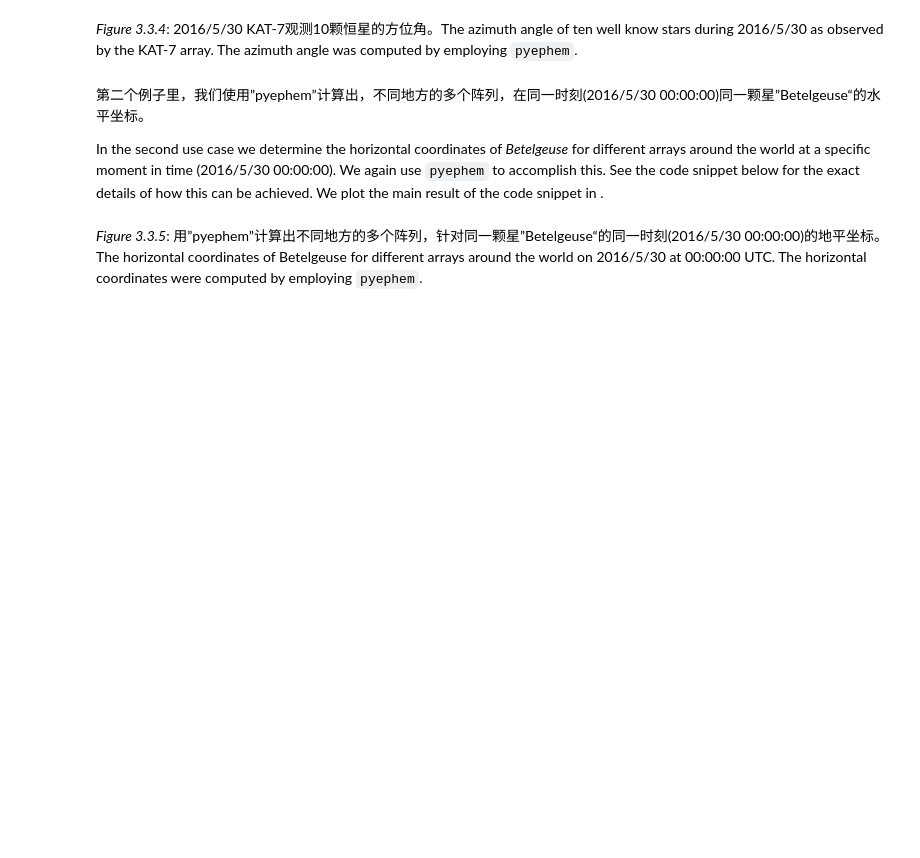
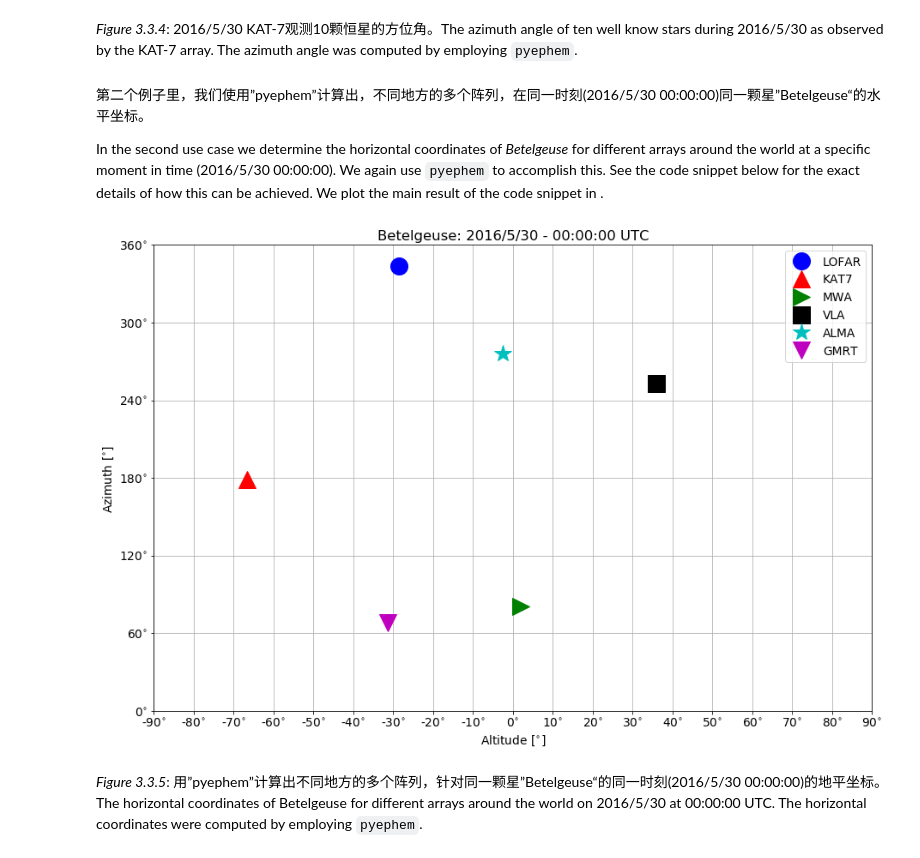
Before and after one commit to astronomical-data-processing/fundamentals_of_interferometry_chinese, a Jupyter notebook: 3_Positional_Astronomy/3_3_horizontal_coordinates.ipynb, the cells around one changed output. Cells and saved outputs as stored; diff of their text form; code cells hidden in the pictures; blank space fills up the shorter version.

```diff
--- a/3_Positional_Astronomy/3_3_horizontal_coordinates.ipynb
+++ b/3_Positional_Astronomy/3_3_horizontal_coordinates.ipynb
@@ -244,7 +250,7 @@ lon_v = ["06:52:08","21:25:40.08","116:40:16","-107:37:05","-67:45:12","74:02:59
 alt_az = np.zeros((len(observatories),2),dtype=float)
 
 #Loading different observatories and calculating alt/az of Betelgeuse for each of them
-for k in xrange(len(observatories)):
+for k in range(len(observatories)):
     obs = ephem.Observer()
     obs.lat = lat_v[k]
     obs.lon = lon_v[k]
@@ -257,33 +263,35 @@ for k in xrange(len(observatories)):
 #Plotting
 cluster = ['o','^','>','s','*','v']
 col = ['b','r','g','k','c','m']
 
 fig, ax = plt.subplots()
 
 for xp, yp, m, n, col_v in zip(alt_az[:,0]*(180/np.pi), alt_az[:,1]*(180/np.pi), cluster, observatories,col):
     ax.plot([xp],[yp], marker=m, c = col_v, label = n, markersize = 20, linestyle='None')
 
 ax.legend(numpoints=1)
 ax.set_xlim([-90,90])
 ax.set_ylim([0,360])
 ticks = np.array([0,60,120,180,240,300,360])
 plt.yticks(ticks)
 ticks = np.array([-90,-80,-70,-60,-50,-40,-30,-20,-10,0,10,20,30,40,50,60,70,80,90])
 plt.xticks(ticks)
 
 labels = [item.get_text() for item in ax.get_yticklabels()]
 labels = np.array(["0$^{\circ}$","60$^{\circ}$","120$^{\circ}$","180$^{\circ}$","240$^{\circ}$","300$^{\circ}$","360$^{\circ}$"])
 ax.set_yticklabels(labels)
 
 labels = [item.get_text() for item in ax.get_xticklabels()]
 labels = np.array(["-90$^{\circ}$","-80$^{\circ}$","-70$^{\circ}$","-60$^{\circ}$","-50$^{\circ}$","-40$^{\circ}$","-30$^{\circ}$","-20$^{\circ}$","-10$^{\circ}$","0$^{\circ}$","10$^{\circ}$","20$^{\circ}$","30$^{\circ}$","40$^{\circ}$","50$^{\circ}$","60$^{\circ}$","70$^{\circ}$","80$^{\circ}$","90$^{\circ}$"])
 ax.set_xticklabels(labels)
 
 plt.xlabel("Altitude [$^{\circ}$]")
 plt.ylabel("Azimuth [$^{\circ}$]")
 plt.title("Betelgeuse: 2016/5/30 - 00:00:00 UTC")
 
 ax.grid('on')
+# %% [output]
+[figure, added]
 # %% [markdown]
 *Figure 3.3.5*: 用”pyephem”计算出不同地方的多个阵列，针对同一颗星”Betelgeuse“的同一时刻(2016/5/30 00:00:00)的地平坐标。The horizontal coordinates of Betelgeuse for different arrays around the world on 2016/5/30 at 00:00:00 UTC. The horizontal coordinates were computed by employing `pyephem`.
 # %% [markdown]
```
Also changed, not shown: parts of 3 cells of this notebook, 27 other files.
